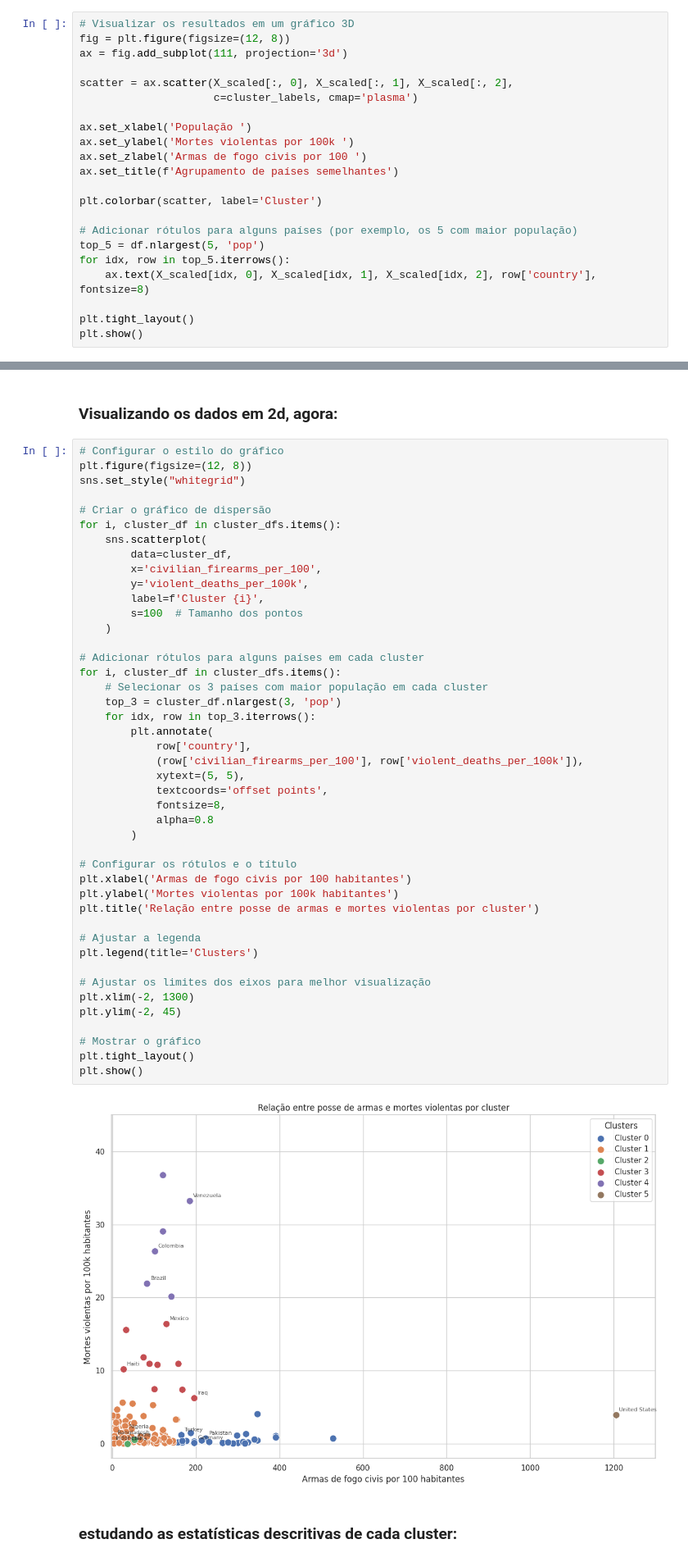
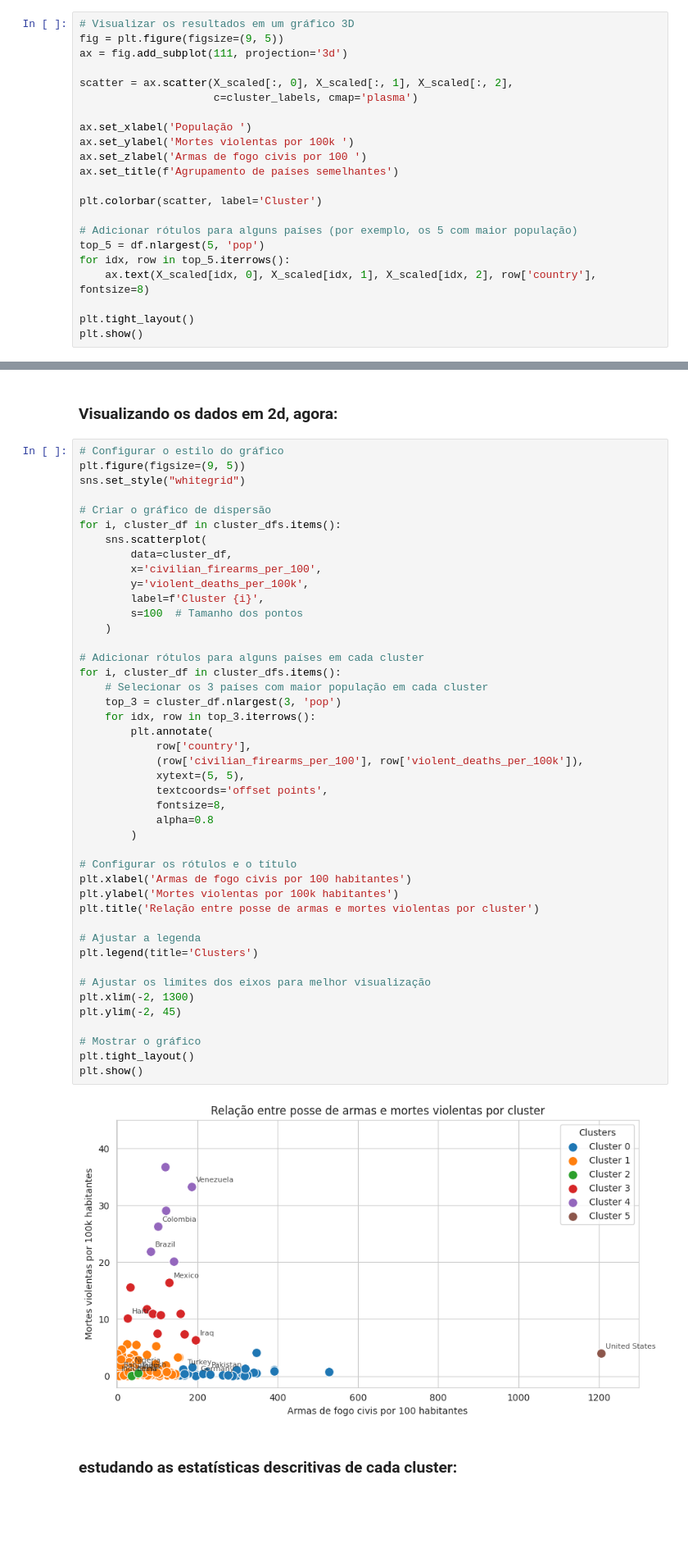
Before and after one commit to jlcamelo2350/Dados-e-automacao, a Jupyter notebook: Análise da Relação Armas de Fogo e Homicídios Globais/Projeto_Armas_de_fogo_e_Mortes_Violentas1.ipynb, the cells around one changed output, grey strips where cells are left out. Shown at 82% size. Cells and saved outputs as stored; diff of their text form; blank space fills up the shorter version.

```diff
--- a/Análise da Relação Armas de Fogo e Homicídios Globais/Projeto_Armas_de_fogo_e_Mortes_Violentas1.ipynb
+++ b/Análise da Relação Armas de Fogo e Homicídios Globais/Projeto_Armas_de_fogo_e_Mortes_Violentas1.ipynb
@@ -546,7 +545,7 @@ df['Cluster'] = cluster_labels
 ### Visualizar isso em 3d:
 # %%
 # Visualizar os resultados em um gráfico 3D
-fig = plt.figure(figsize=(12, 8))
+fig = plt.figure(figsize=(9, 5))
 ax = fig.add_subplot(111, projection='3d')
 
 scatter = ax.scatter(X_scaled[:, 0], X_scaled[:, 1], X_scaled[:, 2],
@@ -676,7 +675,7 @@ Cluster 0:
 ### Visualizando os dados em 2d, agora:
 # %%
 # Configurar o estilo do gráfico
-plt.figure(figsize=(12, 8))
+plt.figure(figsize=(9, 5))
 sns.set_style("whitegrid")
 
 # Criar o gráfico de dispersão
@@ -692,34 +691,34 @@ for i, cluster_df in cluster_dfs.items():
 # Adicionar rótulos para alguns países em cada cluster
 for i, cluster_df in cluster_dfs.items():
     # Selecionar os 3 países com maior população em cada cluster
     top_3 = cluster_df.nlargest(3, 'pop')
     for idx, row in top_3.iterrows():
         plt.annotate(
             row['country'],
             (row['civilian_firearms_per_100'], row['violent_deaths_per_100k']),
             xytext=(5, 5),
             textcoords='offset points',
             fontsize=8,
             alpha=0.8
         )
 
 # Configurar os rótulos e o título
 plt.xlabel('Armas de fogo civis por 100 habitantes')
 plt.ylabel('Mortes violentas por 100k habitantes')
 plt.title('Relação entre posse de armas e mortes violentas por cluster')
 
 # Ajustar a legenda
 plt.legend(title='Clusters')
 
 # Ajustar os limites dos eixos para melhor visualização
 plt.xlim(-2, 1300)
 plt.ylim(-2, 45)
 
 # Mostrar o gráfico
 plt.tight_layout()
 plt.show()
 # %% [output]
-[figure, old version]
+[figure, new version]
 # %% [markdown]
 ### estudando as estatísticas descritivas de cada cluster:
 # %%
```
Also changed, not shown: parts of 31 cells of this notebook.
